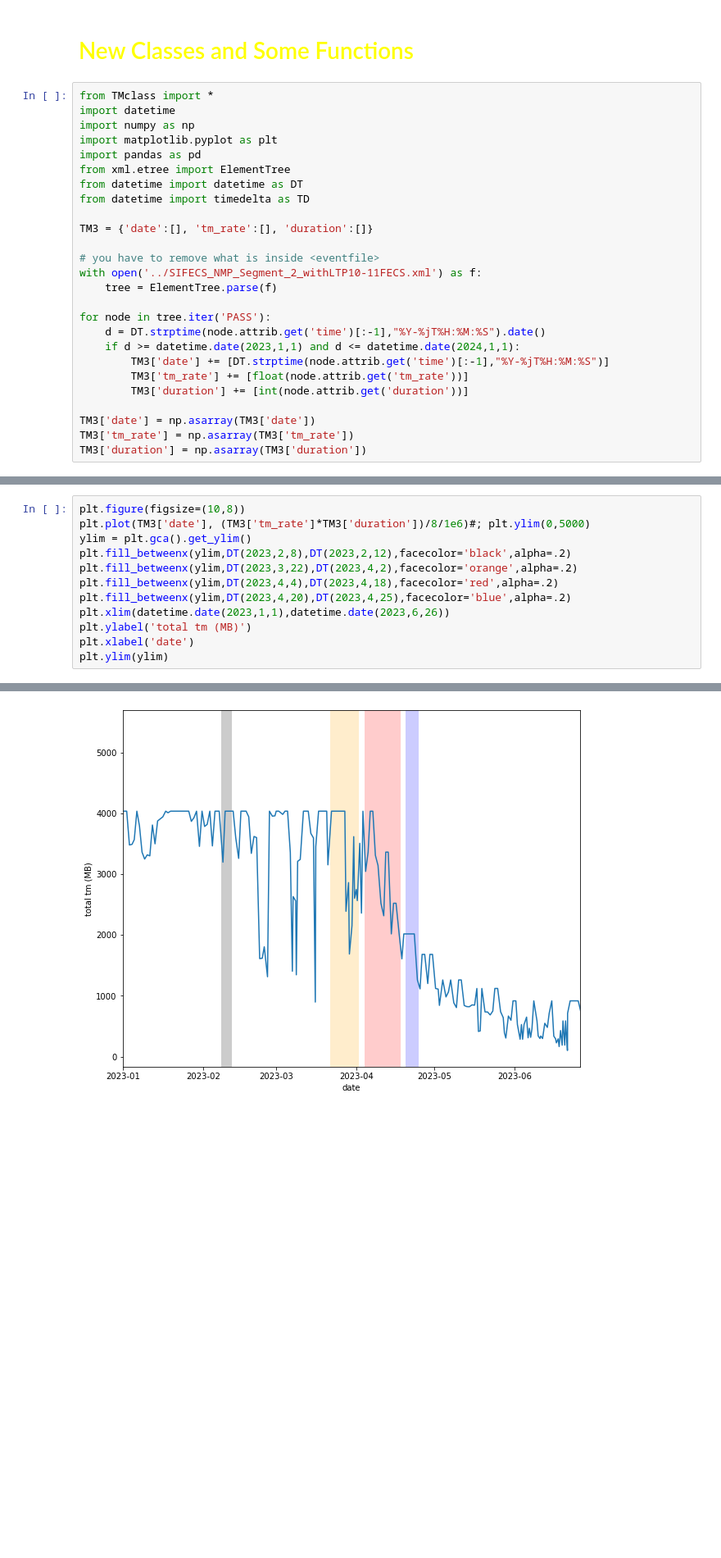
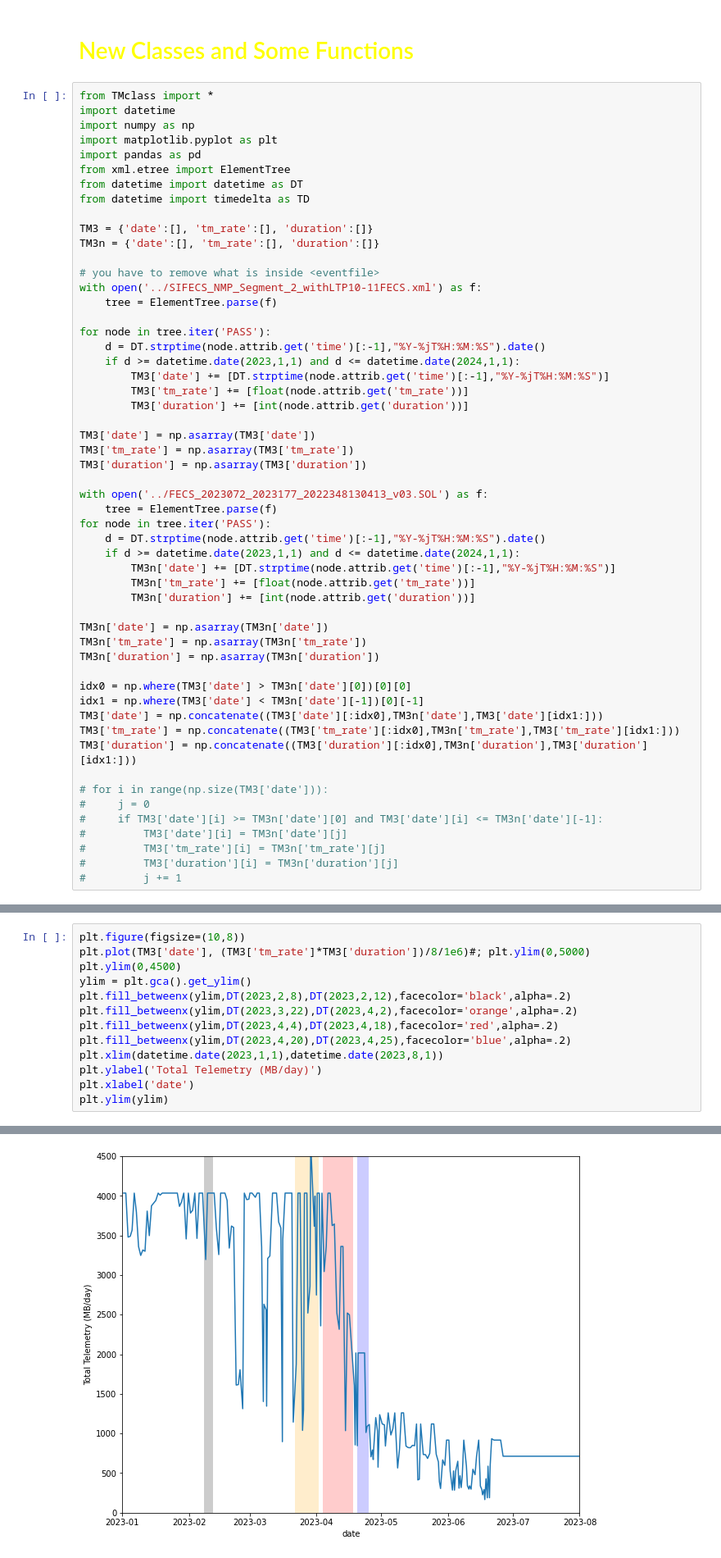
Before and after one commit to dcalc/PHI_TMtool, a Jupyter notebook: NMP2_RSW789_v1.ipynb, the cells around one changed output, grey strips where cells are left out. Shown at 82% size. Saved outputs shown, nothing was run; the diff lists cells and outputs as text; blank space fills up the shorter version.

```diff
--- a/NMP2_RSW789_v1.ipynb
+++ b/NMP2_RSW789_v1.ipynb
@@ -11,6 +11,7 @@ from datetime import datetime as DT
 from datetime import timedelta as TD
 
 TM3 = {'date':[], 'tm_rate':[], 'duration':[]}
+TM3n = {'date':[], 'tm_rate':[], 'duration':[]}
 
 # you have to remove what is inside <eventfile>
 with open('../SIFECS_NMP_Segment_2_withLTP10-11FECS.xml') as f:
@@ -26,3 +27,30 @@ for node in tree.iter('PASS'):
 TM3['date'] = np.asarray(TM3['date'])
 TM3['tm_rate'] = np.asarray(TM3['tm_rate'])
 TM3['duration'] = np.asarray(TM3['duration'])
+
+with open('../FECS_2023072_2023177_2022348130413_v03.SOL') as f:
+	tree = ElementTree.parse(f)
+for node in tree.iter('PASS'):
+    d = DT.strptime(node.attrib.get('time')[:-1],"%Y-%jT%H:%M:%S").date()
+    if d >= datetime.date(2023,1,1) and d <= datetime.date(2024,1,1):
+        TM3n['date'] += [DT.strptime(node.attrib.get('time')[:-1],"%Y-%jT%H:%M:%S")]
+        TM3n['tm_rate'] += [float(node.attrib.get('tm_rate'))]
+        TM3n['duration'] += [int(node.attrib.get('duration'))]
+
+TM3n['date'] = np.asarray(TM3n['date'])
+TM3n['tm_rate'] = np.asarray(TM3n['tm_rate'])
+TM3n['duration'] = np.asarray(TM3n['duration'])
+
+idx0 = np.where(TM3['date'] > TM3n['date'][0])[0][0]
+idx1 = np.where(TM3['date'] < TM3n['date'][-1])[0][-1]
+TM3['date'] = np.concatenate((TM3['date'][:idx0],TM3n['date'],TM3['date'][idx1:]))
+TM3['tm_rate'] = np.concatenate((TM3['tm_rate'][:idx0],TM3n['tm_rate'],TM3['tm_rate'][idx1:]))
+TM3['duration'] = np.concatenate((TM3['duration'][:idx0],TM3n['duration'],TM3['duration'][idx1:]))
+
+# for i in range(np.size(TM3['date'])):
+#     j = 0
+#     if TM3['date'][i] >= TM3n['date'][0] and TM3['date'][i] <= TM3n['date'][-1]:
+#         TM3['date'][i] = TM3n['date'][j]
+#         TM3['tm_rate'][i] = TM3n['tm_rate'][j]
+#         TM3['duration'][i] = TM3n['duration'][j]
+#         j += 1
@@ -243,13 +288,14 @@ def plot_flush_per_day(PHI,xlim=None):
 # %%
 plt.figure(figsize=(10,8))
 plt.plot(TM3['date'], (TM3['tm_rate']*TM3['duration'])/8/1e6)#; plt.ylim(0,5000)
+plt.ylim(0,4500)
 ylim = plt.gca().get_ylim()
 plt.fill_betweenx(ylim,DT(2023,2,8),DT(2023,2,12),facecolor='black',alpha=.2)
 plt.fill_betweenx(ylim,DT(2023,3,22),DT(2023,4,2),facecolor='orange',alpha=.2)
 plt.fill_betweenx(ylim,DT(2023,4,4),DT(2023,4,18),facecolor='red',alpha=.2)
 plt.fill_betweenx(ylim,DT(2023,4,20),DT(2023,4,25),facecolor='blue',alpha=.2)
-plt.xlim(datetime.date(2023,1,1),datetime.date(2023,6,26))
-plt.ylabel('total tm (MB)')
+plt.xlim(datetime.date(2023,1,1),datetime.date(2023,8,1))
+plt.ylabel('Total Telemetry (MB/day)')
 plt.xlabel('date')
 plt.ylim(ylim)
 # %% [output]
@@ -257,4 +303,4 @@ plt.ylim(ylim)
-[figure, old version]
+[figure, new version]
 # %% [markdown]
 # <span style="color:white">*out of RSWs*</span>
 # %% [markdown]
```
Also changed, not shown: parts of 89 cells of this notebook, 5 other files.
